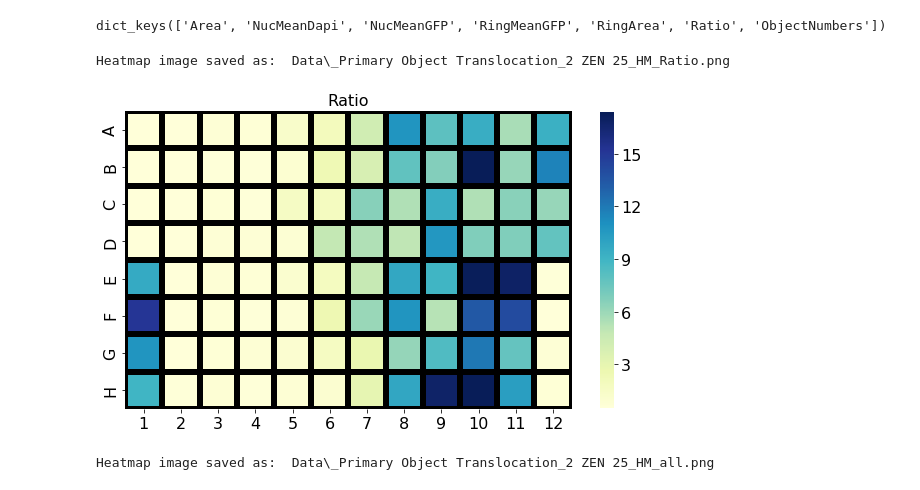
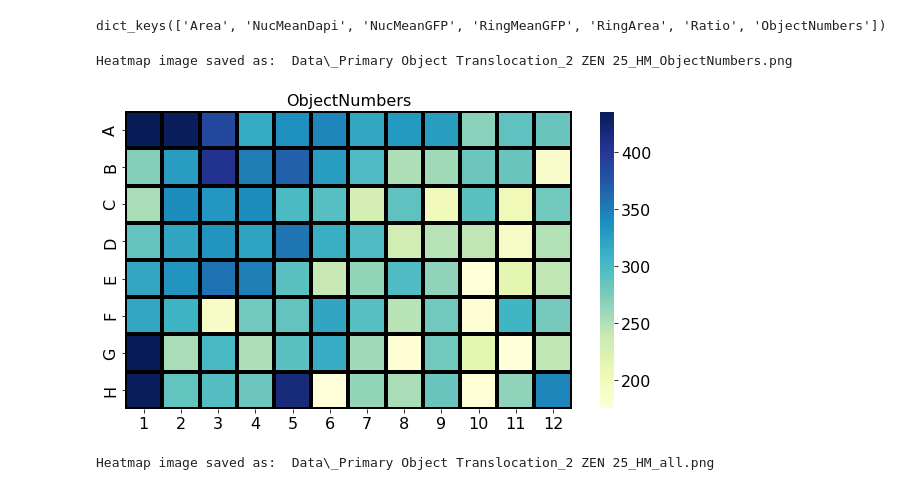
Before and after one commit to sebi06/ipy_notebooks, a Jupyter notebook: ZEN_Wellplate_Analysis_Pandas/ZEN_Wellplate_Analysis_Pandas_Translocation_Tutorial.ipynb, the cells around one changed output. Drawn from its saved outputs; the diff is of its cells as text; code cells hidden in the pictures.

```diff
--- a/ZEN_Wellplate_Analysis_Pandas/ZEN_Wellplate_Analysis_Pandas_Translocation_Tutorial.ipynb
+++ b/ZEN_Wellplate_Analysis_Pandas/ZEN_Wellplate_Analysis_Pandas_Translocation_Tutorial.ipynb
@@ -46,6 +46,8 @@ import wellplate_tools_pandas as wpt
 #filename_single = r'Data\_Primary Object.csv'
 #filename_single = r'Data\Translocation_comb_96_5ms Region Primary Object ZEN2.6.csv'
 filename_single = r'Data\_Primary Object Translocation_2 ZEN 25.csv'
+
+zoi_transloc = True
 
 # check the used separator
 sep = wpt.check_separator(filename_single)
@@ -97,11 +108,13 @@ df_single = wpt.convert_dec_sep(df_single, num_nonmp)
 
 <img src="Tutorial\ZOI_Ratio_Calculation.png" />
 # %%
-# add another column and calculate the ratio between GFP in nucleus and GFP in Ring for the translocation assay
-df_single['Ratio'] =  df_single['NucMeanGFP']/df_single['RingMeanGFP']
+if zoi_transloc:
 
-# replace infinity values with nan
-df_single = df_single.replace([np.inf, -np.inf], np.nan)
+    # add another column and calculate the ratio between GFP in nucleus and GFP in Ring for the translocation assay
+    df_single['Ratio'] =  df_single['NucMeanGFP']/df_single['RingMeanGFP']
+
+    # replace infinity values with nan
+    df_single = df_single.replace([np.inf, -np.inf], np.nan)
 # %%
 # calculate the number of actual measurment parameters for single objects
 num_param = len(df_single.columns) - num_nonmp
@@ -154,25 +167,25 @@ HeatMap:  ObjectNumbers
 dict_keys(['Area', 'NucMeanDapi', 'NucMeanGFP', 'RingMeanGFP', 'RingArea', 'Ratio', 'ObjectNumbers'])
 # %%
 # define parameter to display a single heatmap
-parameter2display = 'Ratio'
+parameter2display = 'ObjectNumbers'
 colormap ='YlGnBu'
 
 # get the actual heatmap array to display it as an image from the dictionary
 hm = heatmap_dict[parameter2display]
 
 # show the heatmap for a single parameter
 savename_single = wpt.showheatmap(hm, parameter2display,
                                   fontsize_title=16,
                                   fontsize_label=16,
                                   colormap=colormap,
                                   linecolor='black',
-                                  linewidth=5.0,
+                                  linewidth=3.0,
                                   save=True,
                                   filename=filename_single,
                                   dpi=300)
 # %% [output]
-Heatmap image saved as:  Data\_Primary Object Translocation_2 ZEN 25_HM_Ratio.png
+Heatmap image saved as:  Data\_Primary Object Translocation_2 ZEN 25_HM_ObjectNumbers.png
-[figure, old version]
+[figure, new version]
 # %%
 # define parameters to display the heatmap
 colormap ='YlGnBu'
```
Also changed, not shown: parts of 3 cells of this notebook.
